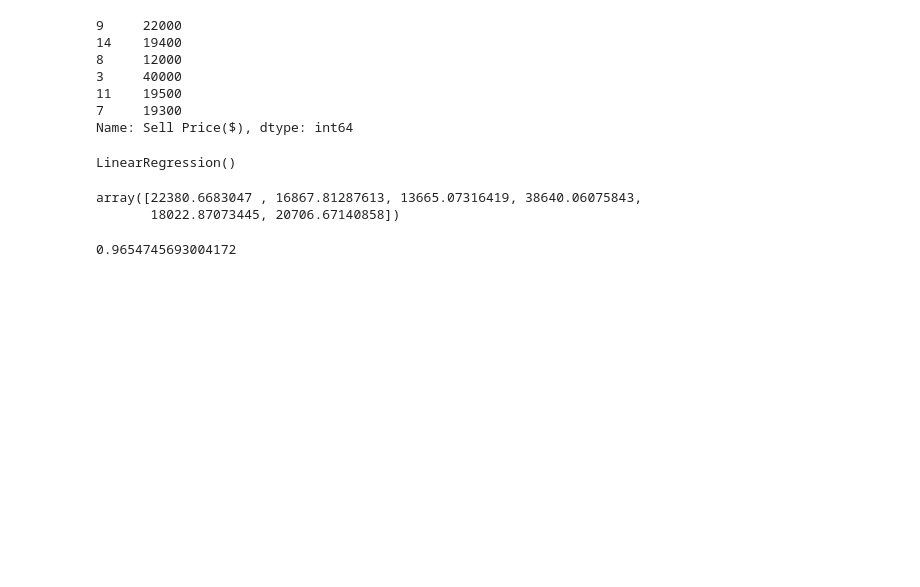
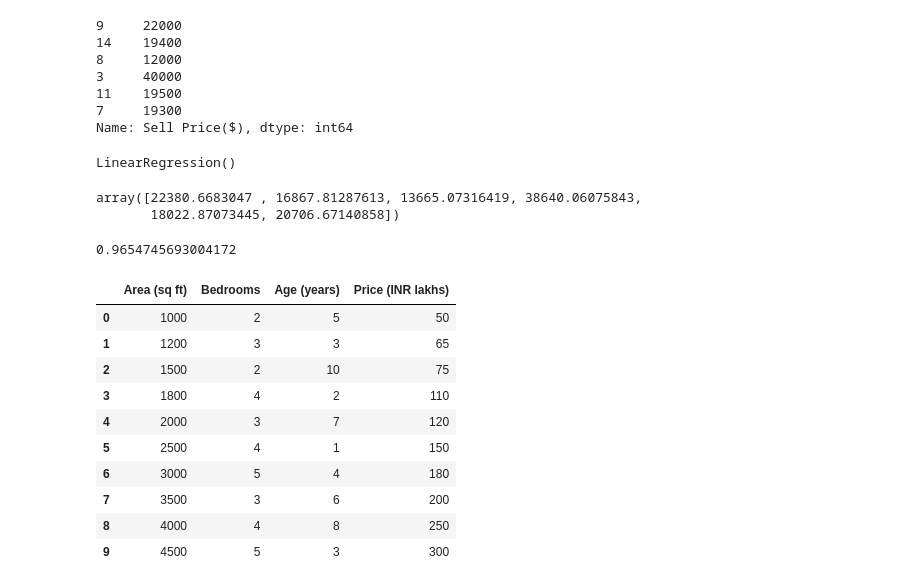
Before and after one commit to Adithyan-7/machine-learning-journey, a Jupyter notebook: train_and_test_split/train_and_test.ipynb, the cells around one changed output. Drawn from its saved outputs; the diff is of its cells as text; code cells hidden in the pictures; blank space fills up the shorter version.

```diff
--- a/train_and_test_split/train_and_test.ipynb
+++ b/train_and_test_split/train_and_test.ipynb
@@ -98,3 +98,20 @@ array([22380.6683047 , 16867.81287613, 13665.07316419, 38640.06075843,
 clf.score(X_test, y_test)
 # %% [output]
 0.9654745693004172
+# %%
+import pandas as pd
+import matplotlib.pyplot as plt
+df=pd.read_csv("housing_dataset.csv")
+df
+# %% [output]
+|  | Area (sq ft) | Bedrooms | Age (years) | Price (INR lakhs) |
+| 0 | 1000 | 2 | 5 | 50 |
+| 1 | 1200 | 3 | 3 | 65 |
+| 2 | 1500 | 2 | 10 | 75 |
+| 3 | 1800 | 4 | 2 | 110 |
+| 4 | 2000 | 3 | 7 | 120 |
+| 5 | 2500 | 4 | 1 | 150 |
+| 6 | 3000 | 5 | 4 | 180 |
+| 7 | 3500 | 3 | 6 | 200 |
+| 8 | 4000 | 4 | 8 | 250 |
+| 9 | 4500 | 5 | 3 | 300 |
```
Also changed, not shown: parts of 10 cells of this notebook.
